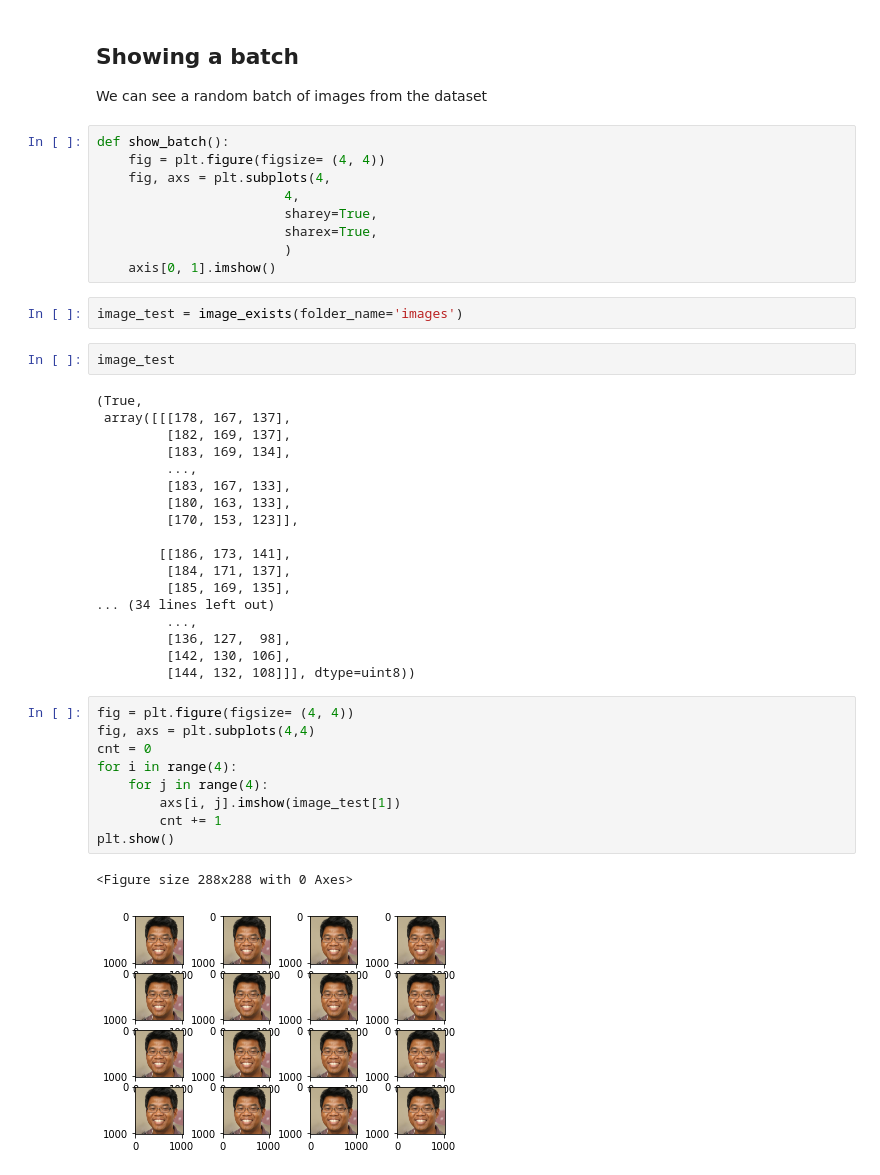
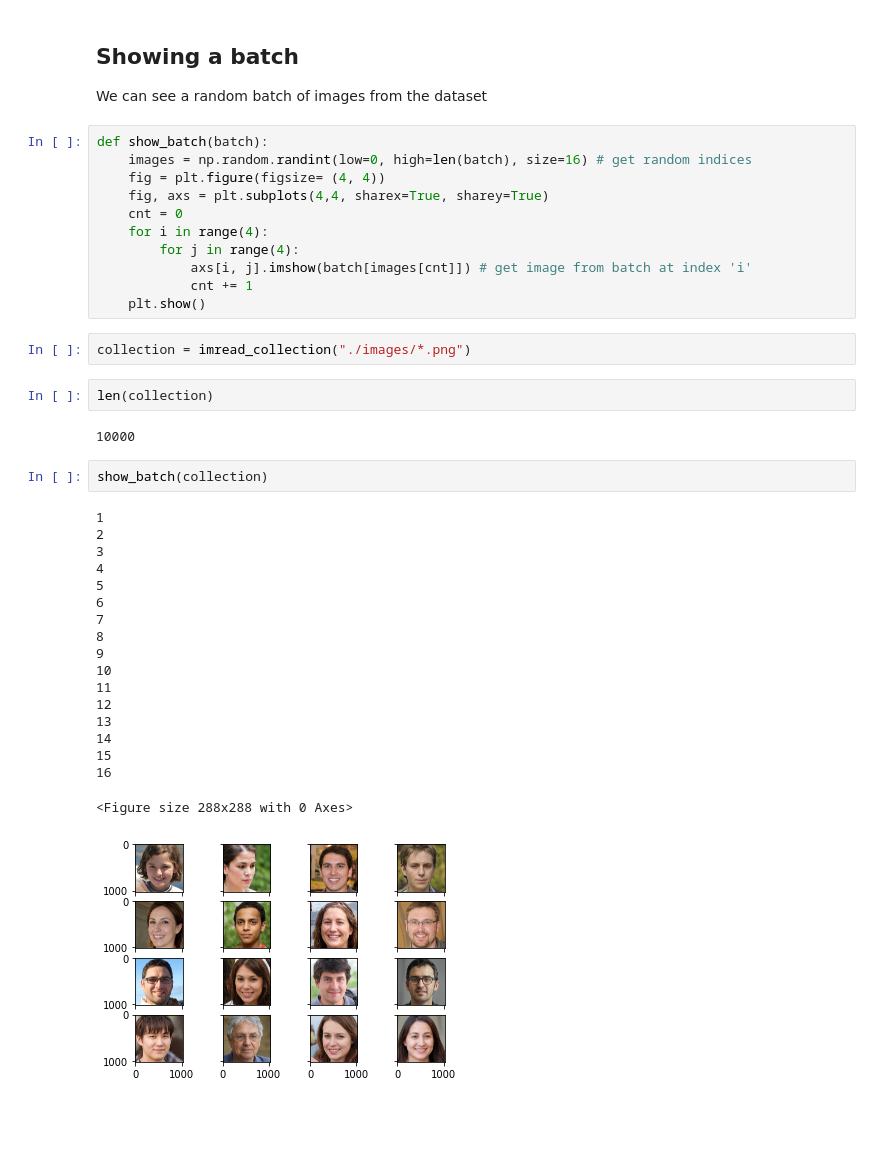
Before and after one commit to bedolpab/Lapses, a Jupyter notebook: Dementia_GAN.ipynb, the cells around one changed output. Saved outputs shown, nothing was run; the diff lists cells and outputs as text; blank space fills up the shorter version.

Commit message:
fetch random batch from dataset

```diff
--- a/Dementia_GAN.ipynb
+++ b/Dementia_GAN.ipynb
@@ -57,45 +62,40 @@ def image_exists(folder_name:str) -> bool:
 ## Showing a batch
 We can see a random batch of images from the dataset
 # %%
-def show_batch():
+def show_batch(batch):
+    images = np.random.randint(low=0, high=len(batch), size=16) # get random indices
     fig = plt.figure(figsize= (4, 4))
-    fig, axs = plt.subplots(4,
-                        4,
-                        sharey=True,
-                        sharex=True,
-                        )
-    axis[0, 1].imshow()
+    fig, axs = plt.subplots(4,4, sharex=True, sharey=True)
+    cnt = 0
+    for i in range(4):
+        for j in range(4):
+            axs[i, j].imshow(batch[images[cnt]]) # get image from batch at index 'i'
+            cnt += 1
+    plt.show()
-# %%
-image_test = image_exists(folder_name='images')
-# %%
-image_test
-# %% [output]
-(True,
- array([[[178, 167, 137],
-         [182, 169, 137],
-         [183, 169, 134],
-         ...,
-         [183, 167, 133],
-         [180, 163, 133],
-         [170, 153, 123]],
-
-        [[186, 173, 141],
-         [184, 171, 137],
-         [185, 169, 135],
-... (34 lines left out)
-         ...,
-         [136, 127,  98],
-         [142, 130, 106],
-         [144, 132, 108]]], dtype=uint8))
-# %%
-fig = plt.figure(figsize= (4, 4))
-fig, axs = plt.subplots(4,4)
-cnt = 0
-for i in range(4):
-    for j in range(4):
-        axs[i, j].imshow(image_test[1])
-        cnt += 1
-plt.show()
-# %% [output]
-<Figure size 288x288 with 0 Axes>
-[figure, removed]
+# %%
+collection = imread_collection("./images/*.png")
+# %%
+len(collection)
+# %% [output]
+10000
+# %%
+show_batch(collection)
+# %% [output]
+1
+2
+3
+4
+5
+6
+7
+8
+9
+10
+11
+12
+13
+14
+15
+16
+<Figure size 288x288 with 0 Axes>
+[figure, added]
```
Also changed, not shown: parts of 3 cells of this notebook, 2 other files.
